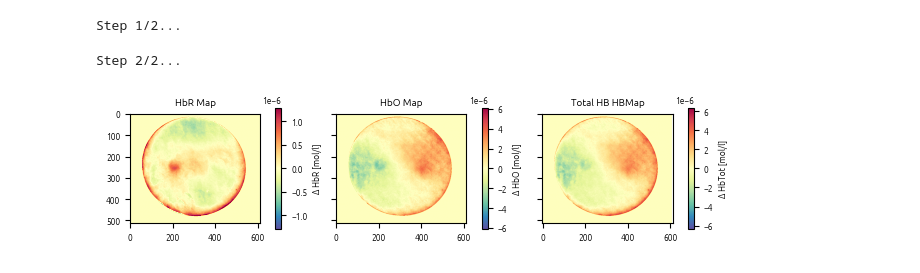
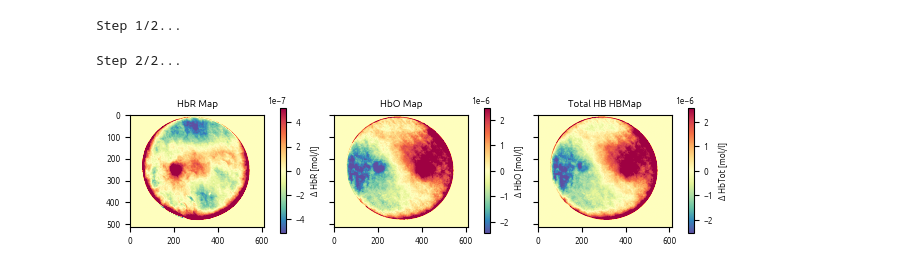
Before and after one commit to nicocarbone/MamoRefCodePublic, a Jupyter notebook: MamoRefRecon2D_Phantoms.ipynb, the cells around one changed output. Saved outputs shown, nothing was run; the diff lists cells and outputs as text; code cells hidden in the pictures.

```diff
--- a/MamoRefRecon2D_Phantoms.ipynb
+++ b/MamoRefRecon2D_Phantoms.ipynb
@@ -67,7 +67,7 @@ mp.rc('font', **font)
 
 figSats, ((DesOxy, Oxy, Tot)) = plt.subplots(1, 3, sharex=True, sharey=True)
 
-maxDev = 5
+maxDev = 2
 
 sd = np.nanstd(desOxyMap_2D_Phantom_filtered)
 median = np.nanmedian(desOxyMap_2D_Phantom_filtered)
@@ -86,31 +86,31 @@ vmin = median - maxDev * sd
 
 figOxy = Oxy.imshow(OxyMap_2D_Phantom_filtered, vmin=vmin, vmax=vmax, cmap=mp.colormaps[colorMap])
 c2 = figSats.colorbar(figOxy, ax=Oxy, fraction=0.04, pad=0.1)
 c2.set_label("Δ HbO [mol/l]")
 
 
 TotMap_Phantom_2D = desOxyMap_2D_Phantom_filtered + OxyMap_2D_Phantom_filtered
 
 sd = np.nanstd(TotMap_Phantom_2D)
 median = np.nanmedian(TotMap_Phantom_2D)
 vmax = median + maxDev * sd
 vmin = median - maxDev * sd
 
 
 figTot = Tot.imshow(TotMap_Phantom_2D, vmin=vmin, vmax=vmax, cmap=mp.colormaps[colorMap])
 c3 = figSats.colorbar(figTot, ax=Tot, fraction=0.04, pad=0.1)
 c3.set_label("Δ HbTot [mol/l]")
 
 
 DesOxy.set_title("HbR Map")
 
 Oxy.set_title("HbO Map")
 
 Tot.set_title("Total HB HBMap")
 
 
 figSats.tight_layout()
 
 figSats.savefig("PhantomIncs_HbXMaps.png", dpi=300)
 # %% [output]
-[figure, old version]
+[figure, new version]
```
